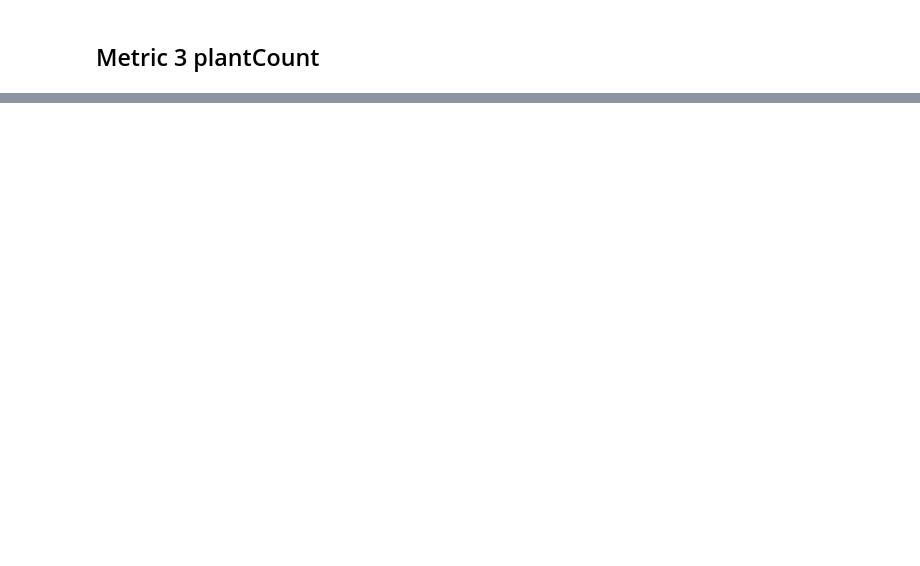
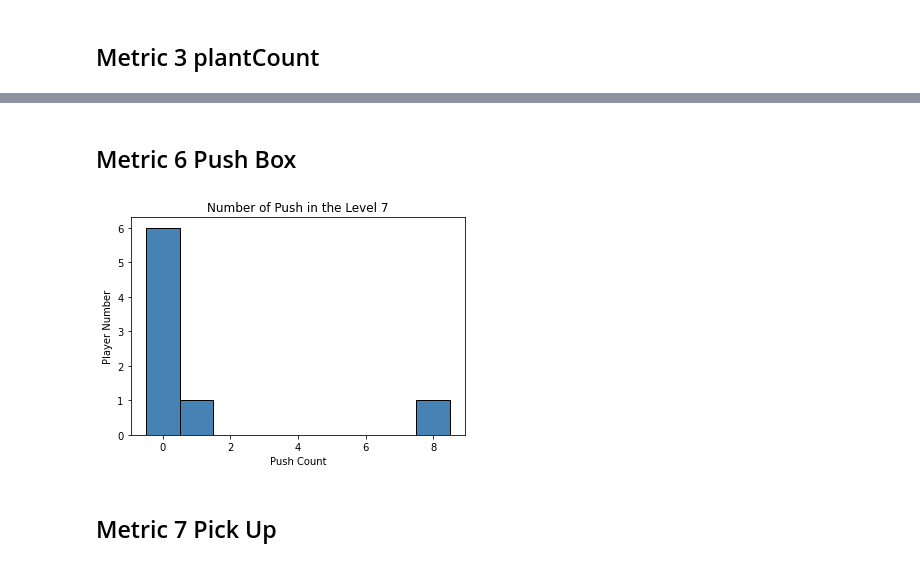
Before and after one commit to FingerBlack/LostSheeps, a Jupyter notebook: LostSheepAnalytics.ipynb, the cells around one changed output, grey strips where cells are left out. Drawn from its saved outputs; the diff is of its cells as text; code cells hidden in the pictures; blank space fills up the shorter version.

```diff
--- a/LostSheepAnalytics.ipynb
+++ b/LostSheepAnalytics.ipynb
@@ -386,0 +397,44 @@ plt.show()
+# %% [markdown]
+## Metric 6 Push Box
+# %%
+#may need revise for recordID and userID
+
+level="7"
+data = db.child("pushData").get()
+
+# Print the retrieved data
+push_data=data.val()
+
+df = pd.DataFrame(push_data)
+df=df.T
+df=df.loc[df["level"]==level]
+
+
+data = db.child("playTime").get()
+
+# Print the retrieved data
+push_data=data.val()
+
+df2 = pd.DataFrame(push_data)
+df2=df2.T
+df2=df2.loc[df2['level']==level]
+
+df3=df2.merge(df, on=('userID'), how='left')
+df3=df3.groupby('userID').count()
+df3=df3.reset_index(drop=False)
+df3=df3[['userID','pushCount']]
+
+plt.hist(x=df3['pushCount'],bins=np.arange(0,df3['pushCount'].max()+2)-0.5,
+        color="steelblue",
+        edgecolor="black")
+
+plt.xlabel("Push Count")
+plt.ylabel("Player Number")
+
+plt.title("Number of Push in the Level "+level)
+plt.savefig('./push_count.png', format='png')
+plt.show()
+# %% [output]
+[figure, added]
+# %% [markdown]
+## Metric 7 Pick Up
```
Also changed, not shown: parts of 12 cells of this notebook.
